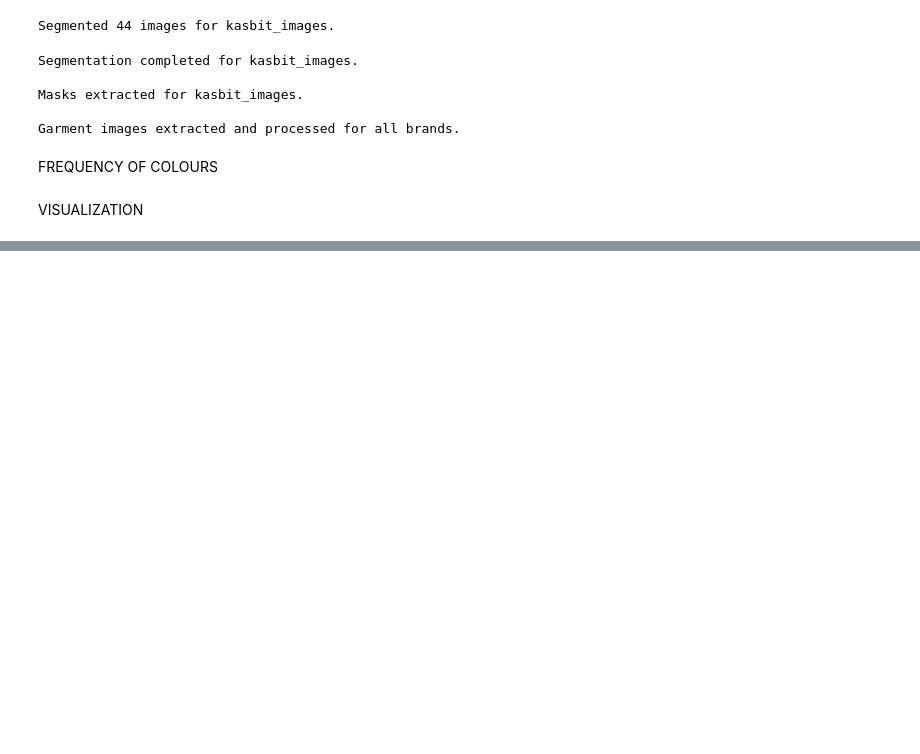
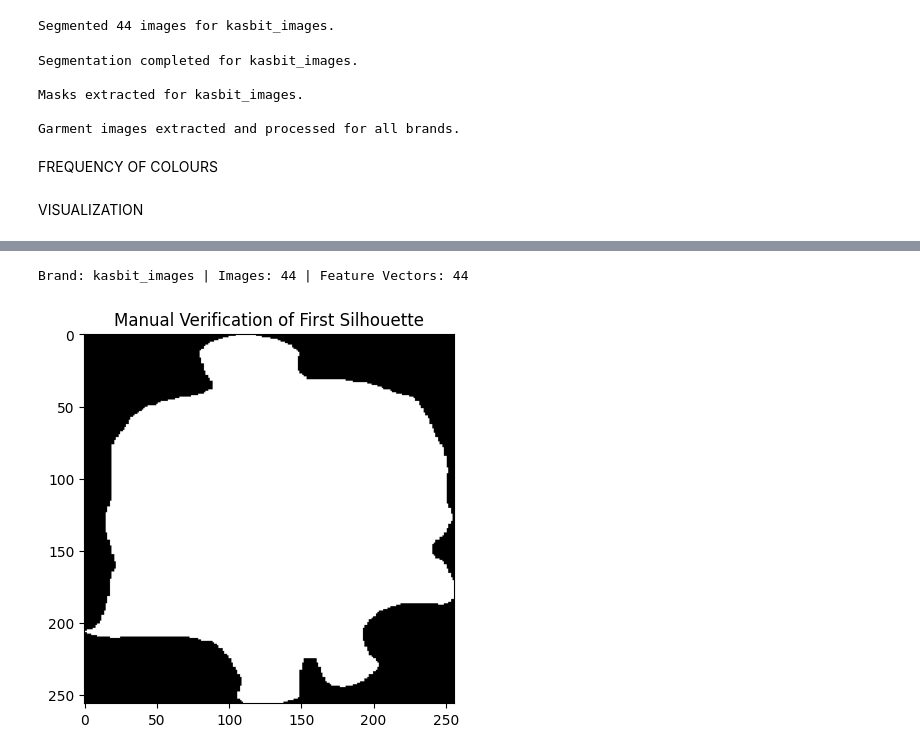
Before and after one commit to dijalaanita/Lagos-FW-2024-Analysis, a Jupyter notebook: emmy_kasbit.ipynb, the cells around one changed output, grey strips where cells are left out. Drawn from its saved outputs; the diff is of its cells as text; code cells hidden in the pictures; blank space fills up the shorter version.

```diff
--- a/emmy_kasbit.ipynb
+++ b/emmy_kasbit.ipynb
@@ -493,0 +453,12 @@ plt.show()
+# %%
+mini_CNN = models.vgg16(weights='DEFAULT').features
+mini_CNN.eval()
+pool = nn.AdaptiveAvgPool2d((1,1))
+
+vgg_processing = transforms.Compose([
+    transforms.ToPILImage(),
+    transforms.Resize((224,224)),
+    transforms.ToTensor(),
+    transforms.Normalize(mean=[0.485, 0.456, 0.406], std=[0.229, 0.224, 0.225])])
+
+cleaned_img = {}
@@ -493,0 +524,16 @@ plt.show()
+# %%
+# Check if dictionaries have data
+for kasbit in garment_masks.keys():
+    num_images = len(garment_masks[kasbit])
+    num_features = len(features[kasbit])
+    print(f"Brand: {kasbit} | Images: {num_images} | Feature Vectors: {num_features}")
+
+# Manually show the first cleaned silhouette found
+first_kasbit = list(garment_masks.keys())[0]
+if len(garment_masks[first_kasbit]) > 0:
+    plt.imshow(garment_masks[first_kasbit][0], cmap='gray')
+    plt.title("Manual Verification of First Silhouette")
+    plt.show()
+# %% [output]
+Brand: kasbit_images | Images: 44 | Feature Vectors: 44
+[figure, added]
```
Also changed, not shown: parts of 28 cells of this notebook, 36 other files.
